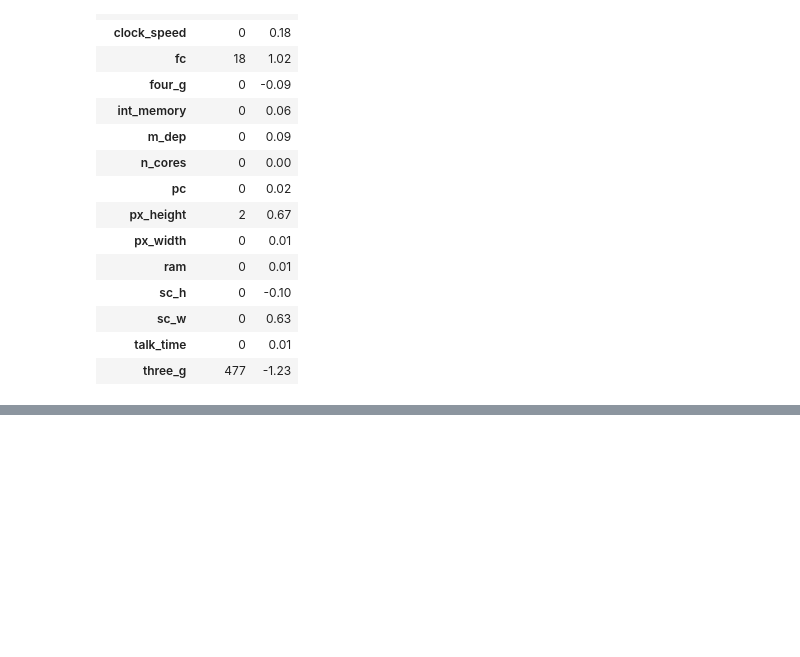
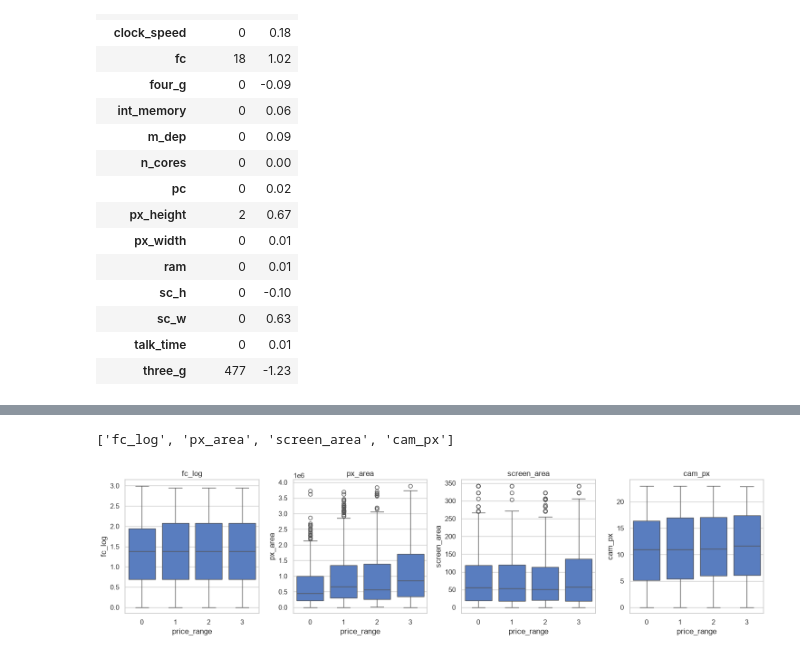
Before and after one commit to anikets349/ML-Assignment, a Jupyter notebook: Assignment.ipynb, the cells around one changed output, grey strips where cells are left out. Drawn from its saved outputs; the diff is of its cells as text; code cells hidden in the pictures; blank space fills up the shorter version.

Commit message:
feat: Add feature engineering

```diff
--- a/Assignment.ipynb
+++ b/Assignment.ipynb
@@ -371,0 +384,15 @@ display(pd.DataFrame({"Outliers": out, "Skew": skw.round(2)}))
+# %%
+def engineer(d):
+    d = d.copy()
+    d["fc_log"] = np.log1p(d["fc"])
+    d["px_area"] = d["px_height"] * d["px_width"]
+    d["screen_area"] = d["sc_h"] * d["sc_w"]
+    d["cam_px"] = d["fc_log"] + d["pc"]
+    return d.replace([np.inf, -np.inf], np.nan)
+
+fe = engineer(train)
+new_features = ["fc_log", "px_area", "screen_area", "cam_px"]
+display(fe[new_features].describe().T.round(2))
+
+print("Skew before and after log transformation:")
+print(pd.DataFrame({"raw": round(float(fe["fc"].skew()), 2), "log": round(float(fe["fc_log"].skew()), 2)}, index=["fc"]))
@@ -371,0 +408,16 @@ display(pd.DataFrame({"Outliers": out, "Skew": skw.round(2)}))
+# %%
+print(new_features)
+# %% [output]
+['fc_log', 'px_area', 'screen_area', 'cam_px']
+# %%
+# Do the new features carry signal?
+fig, axes = plt.subplots(1, 4, figsize=(15, 4))
+
+for ax, c in zip(axes, new_features):
+    sns.boxplot(data=fe, x="price_range", y=c, ax=ax)
+    ax.set_title(c)
+
+plt.tight_layout()
+plt.show()
+# %% [output]
+[figure, added]
```
Also changed, not shown: parts of 4 cells of this notebook.
